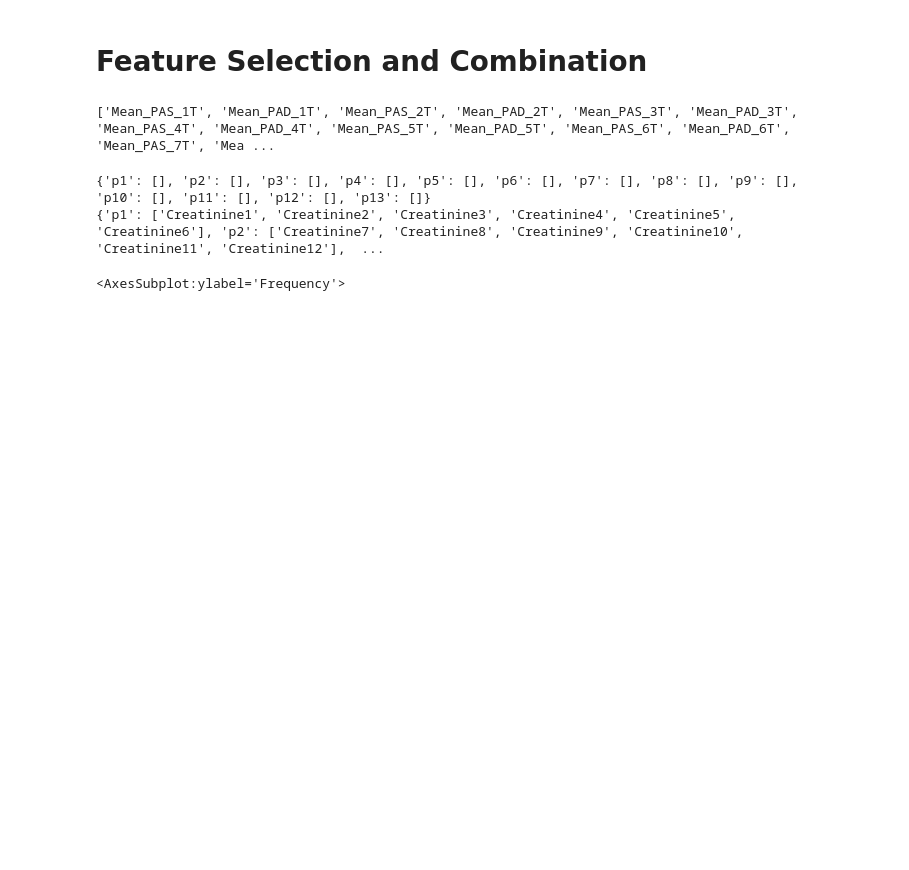
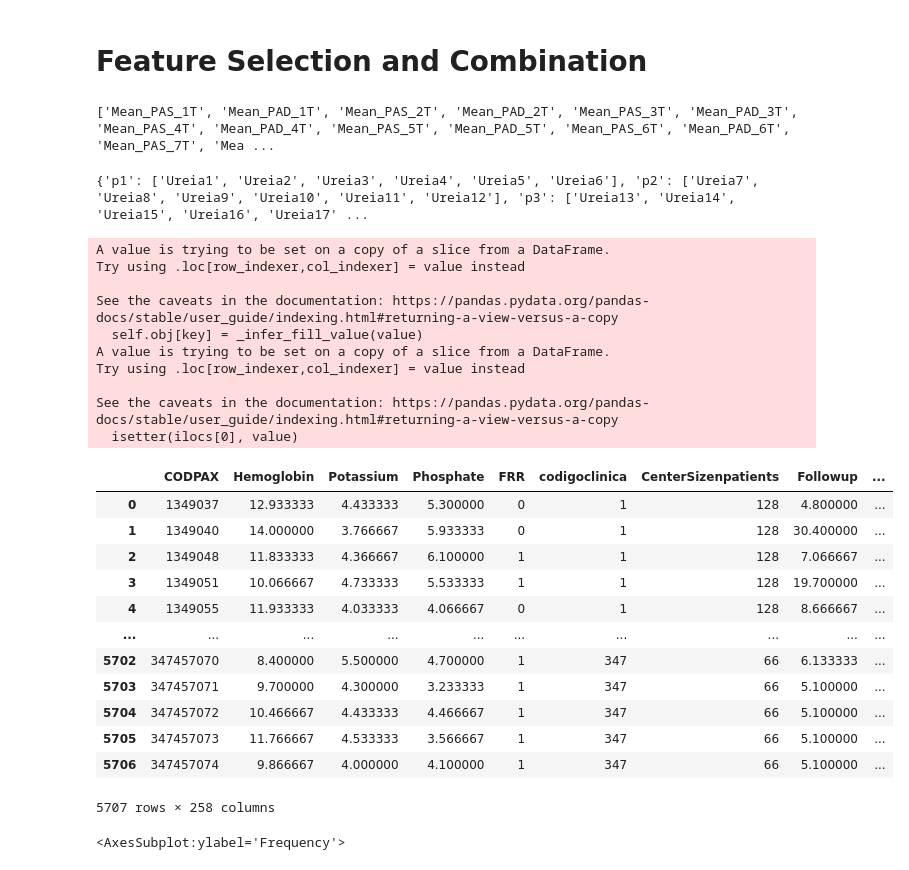
Before and after one commit to YitingZhang1997/MIDAS_Project_2020, a Jupyter notebook: Data_Exploration_CauseofDeath_Classification.ipynb, the cells around one changed output. Drawn from its saved outputs; the diff is of its cells as text; code cells hidden in the pictures; blank space fills up the shorter version.

```diff
--- a/Data_Exploration_CauseofDeath_Classification.ipynb
+++ b/Data_Exploration_CauseofDeath_Classification.ipynb
@@ -112,23 +112,6 @@ for item in label_dict:
             item[key].append(col)
     label_idx = label_idx + 1
 
-print(Creatinine)
-
-
-
-
-
-#
-
-# storage_p4 = [Ureia_p1, Creatinine_p1, TGP_p1, Potassium_p1, Calcium_p1, Phosphate_p1, Glucose_p1,
-#               Hemoglobin_p1, Hematocrit_p1, Volume_Total_p1, N_AH_p1, Systolic_p1, Diastolic_p1,
-#               Ureia_p2, Creatinine_p2, TGP_p2, Potassium_p2, Calcium_p2, Phosphate_p2, Glucose_p2,
-#               Hemoglobin_p2, Hematocrit_p2, Volume_Total_p2, N_AH_p2, Systolic_p2, Diastolic_p2,
-#               Ureia_p3, Creatinine_p3, TGP_p3, Potassium_p3, Calcium_p3, Phosphate_p3, Glucose_p3,
-#               Hemoglobin_p3, Hematocrit_p3, Volume_Total_p2, N_AH_p3, Systolic_p3, Diastolic_p3,
-#               Ureia_p4, Creatinine_p4, TGP_p4, Potassium_p4, Calcium_p4, Phosphate_p4, Glucose_p4,
-#               Hemoglobin_p4, Hematocrit_p4, Volume_Total_p4, N_AH_p4, Systolic_p4, Diastolic_p4]
-
 indices_p1 = ['Group', 'Ms10ou']
 
 indices_p2 = ['Mean_PAS', 'Mean_PAD']
@@ -145,64 +128,65 @@ for col in timeseries_cols:
 # print(storage_p1)
 
 # Separate certain features to 2 sections (each section contains 4 features)
 i = 0 # i is the index of feature name
 for idx in indices_p2:
     p = 0
     count = 0
     for col in timeseries_cols:
         if idx in col:
             if count < 4:
                 storage_p2[i+2*p].append(col)
                 count = count + 1
             else:
                 count = 0
                 p = p + 1
                 storage_p2[i+2*p].append(col)
                 count = count + 1
     i = i + 1
 
-# Separate certain features to 12 section (each section contains 6 data)
-# i = 0 # i is the index of feature name
-# for idx in indices_p4:
-#     p = 0
-#     count = 0
-#     for col in timeseries_cols:
-#         if idx in col:
-#             if count < 20:
-#                 storage_p4[i+13*p].append(col)
-#                 count = count + 1
-#             else:
-#                 count = 0
-#                 p = p + 1
-#                 storage_p4[i+13*p].append(col)
-#                 count = count + 1
-#     i = i + 1
-# print(storage_p4)
-
 for i in range(len(indices_p1)):
     df_selected.loc[:,indices_p1[i]] = df[storage_p1[i]].mean(axis=1)
 
 for i in range(len(indices_p2)):
     for p in range(2):
         name = indices_p2[i] + '_p' + str(p+1)
         df_selected.loc[:,name] = df[storage_p2[i+2*p]].mean(axis=1)
 
-# for i in range(len(indices_p4)):
-#     for p in range(4):
-#         name = indices_p4[i] + '_p' + str(p+1)
-#         df_selected.loc[:,name] = df[storage_p4[i+13*p]].mean(axis=1)
-
-# for i in range(len(label_str)):
-#     for p in range(4):
-#         name = indices_p4[i] + '_p' + str(p+1)
-#         df_selected.loc[:,name] = df[storage_p4[i+13*p]].mean(axis=1)
+label_idx = 0
+for item in label_dict:
+    for p in range(13):
+        name = label_str[label_idx] + '_p' + str(p+1)
+        df_selected.loc[:,name] = df[item['p'+str(p+1)]].mean(axis=1)
+    label_idx = label_idx + 1
 
 
-# df_selected = df_selected.fillna(0)
-# display(df_selected)
+df_selected = df_selected.fillna(0)
+display(df_selected)
 # %% [output]
-{'p1': [], 'p2': [], 'p3': [], 'p4': [], 'p5': [], 'p6': [], 'p7': [], 'p8': [], 'p9': [], 'p10': [], 'p11': [], 'p12': [], 'p13': []}
-{'p1': ['Creatinine1', 'Creatinine2', 'Creatinine3', 'Creatinine4', 'Creatinine5', 'Creatinine6'], 'p2': ['Creatinine7', 'Creatinine8', 'Creatinine9', 'Creatinine10', 'Creatinine11', 'Creatinine12'],  ...
+{'p1': ['Ureia1', 'Ureia2', 'Ureia3', 'Ureia4', 'Ureia5', 'Ureia6'], 'p2': ['Ureia7', 'Ureia8', 'Ureia9', 'Ureia10', 'Ureia11', 'Ureia12'], 'p3': ['Ureia13', 'Ureia14', 'Ureia15', 'Ureia16', 'Ureia17' ...
+A value is trying to be set on a copy of a slice from a DataFrame.
+Try using .loc[row_indexer,col_indexer] = value instead
+
+See the caveats in the documentation: https://pandas.pydata.org/pandas-docs/stable/user_guide/indexing.html#returning-a-view-versus-a-copy
+  self.obj[key] = _infer_fill_value(value)
+A value is trying to be set on a copy of a slice from a DataFrame.
+Try using .loc[row_indexer,col_indexer] = value instead
+
+See the caveats in the documentation: https://pandas.pydata.org/pandas-docs/stable/user_guide/indexing.html#returning-a-view-versus-a-copy
+  isetter(ilocs[0], value)
+|  | CODPAX | Hemoglobin | Potassium | Phosphate | FRR | codigoclinica | CenterSizenpatients | Followup | ... |
+| 0 | 1349037 | 12.933333 | 4.433333 | 5.300000 | 0 | 1 | 128 | 4.800000 | ... |
+| 1 | 1349040 | 14.000000 | 3.766667 | 5.933333 | 0 | 1 | 128 | 30.400000 | ... |
+| 2 | 1349048 | 11.833333 | 4.366667 | 6.100000 | 1 | 1 | 128 | 7.066667 | ... |
+| 3 | 1349051 | 10.066667 | 4.733333 | 5.533333 | 1 | 1 | 128 | 19.700000 | ... |
+| 4 | 1349055 | 11.933333 | 4.033333 | 4.066667 | 0 | 1 | 128 | 8.666667 | ... |
+| ... | ... | ... | ... | ... | ... | ... | ... | ... | ... |
+| 5702 | 347457070 | 8.400000 | 5.500000 | 4.700000 | 1 | 347 | 66 | 6.133333 | ... |
+| 5703 | 347457071 | 9.700000 | 4.300000 | 3.233333 | 1 | 347 | 66 | 5.100000 | ... |
+| 5704 | 347457072 | 10.466667 | 4.433333 | 4.466667 | 1 | 347 | 66 | 5.100000 | ... |
+| 5705 | 347457073 | 11.766667 | 4.533333 | 3.566667 | 1 | 347 | 66 | 5.100000 | ... |
+| 5706 | 347457074 | 9.866667 | 4.000000 | 4.100000 | 1 | 347 | 66 | 5.100000 | ... |
+5707 rows × 258 columns
 # %%
 from matplotlib import pyplot as plt
 
```
Also changed, not shown: parts of 1 cell of this notebook.
